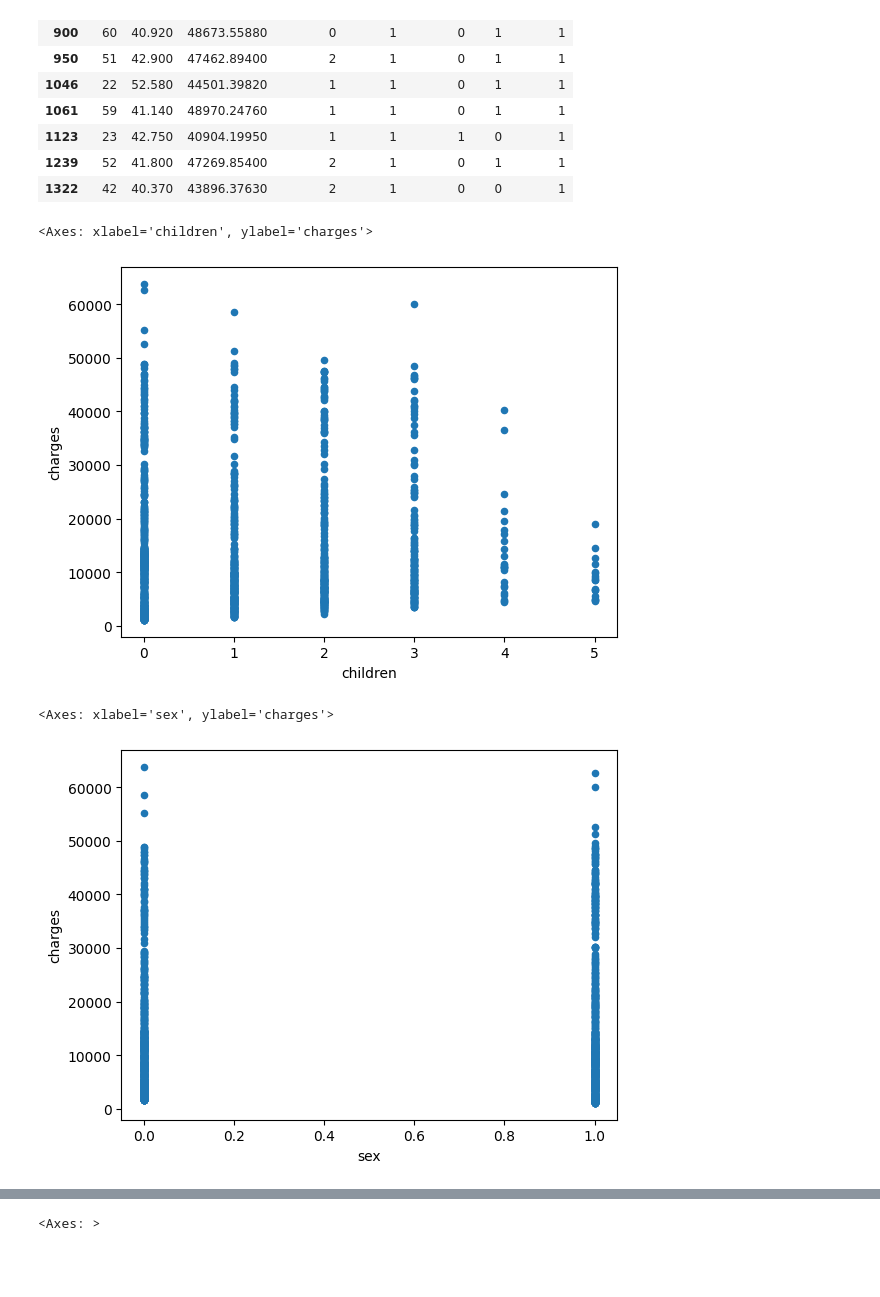
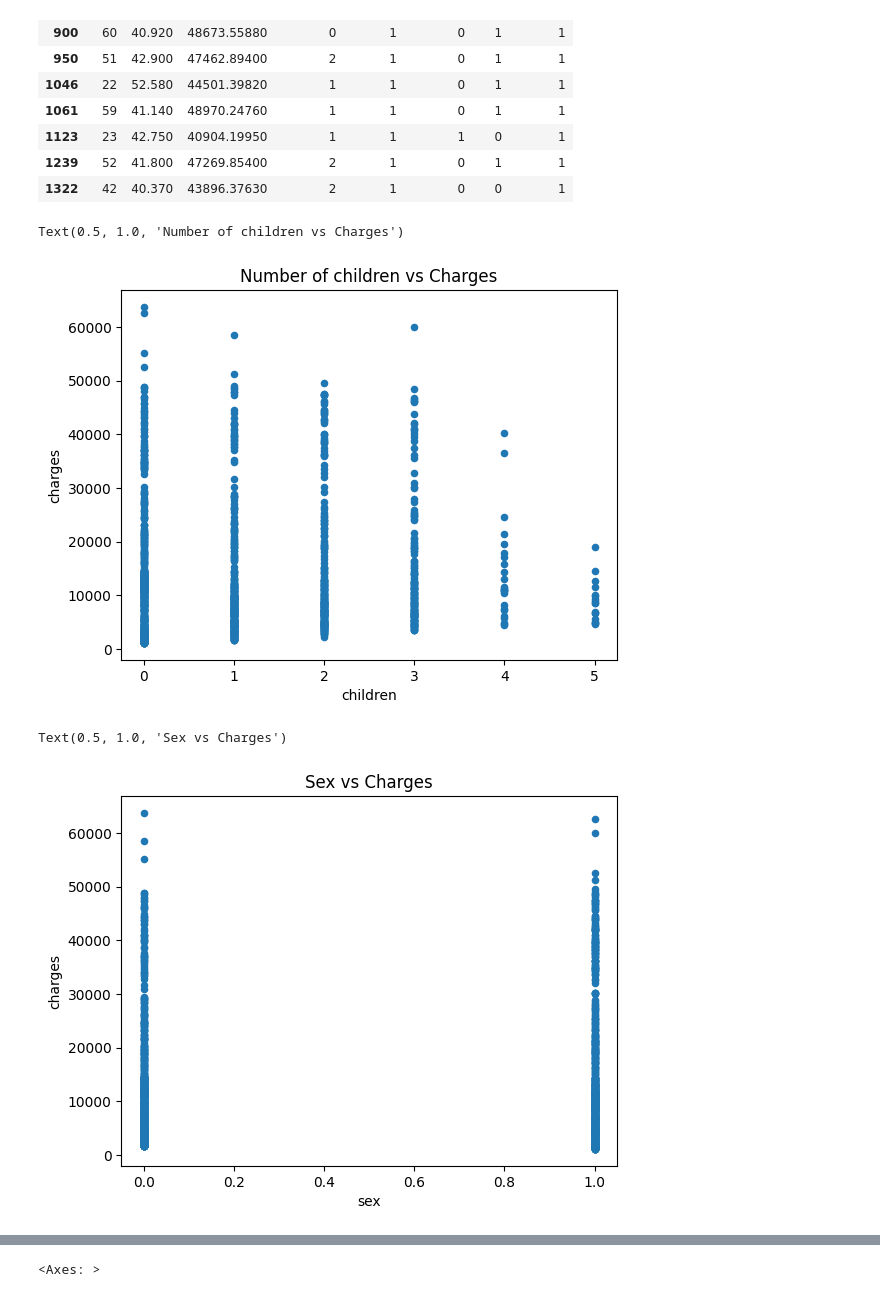
Before and after one commit to Daviddavid-sudo/Briefprimeassurance, a Jupyter notebook: dataanalyst.ipynb, the cells around one changed output, grey strips where cells are left out. Drawn from its saved outputs; the diff is of its cells as text; code cells hidden in the pictures; blank space fills up the shorter version.

```diff
--- a/dataanalyst.ipynb
+++ b/dataanalyst.ipynb
@@ -87,11 +89,13 @@ data[(data['bmi']>40)& (data['charges']>40000)]
 | 1322 | 42 | 40.370 | 43896.37630 | 2 | 1 | 0 | 0 | 1 |
 # %%
 data[['children', 'charges']].plot.scatter('children','charges')
+plt.pyplot.title('Number of children vs Charges')
 # %% [output]
-<Axes: xlabel='children', ylabel='charges'>
+Text(0.5, 1.0, 'Number of children vs Charges')
-[figure, old version]
+[figure, new version]
 # %%
 data[['sex', 'charges']].plot.scatter('sex','charges')
+plt.pyplot.title('Sex vs Charges')
 # %% [output]
-<Axes: xlabel='sex', ylabel='charges'>
+Text(0.5, 1.0, 'Sex vs Charges')
-[figure, old version]
+[figure, new version]
```
Also changed, not shown: parts of 8 cells of this notebook, 1 other file.
